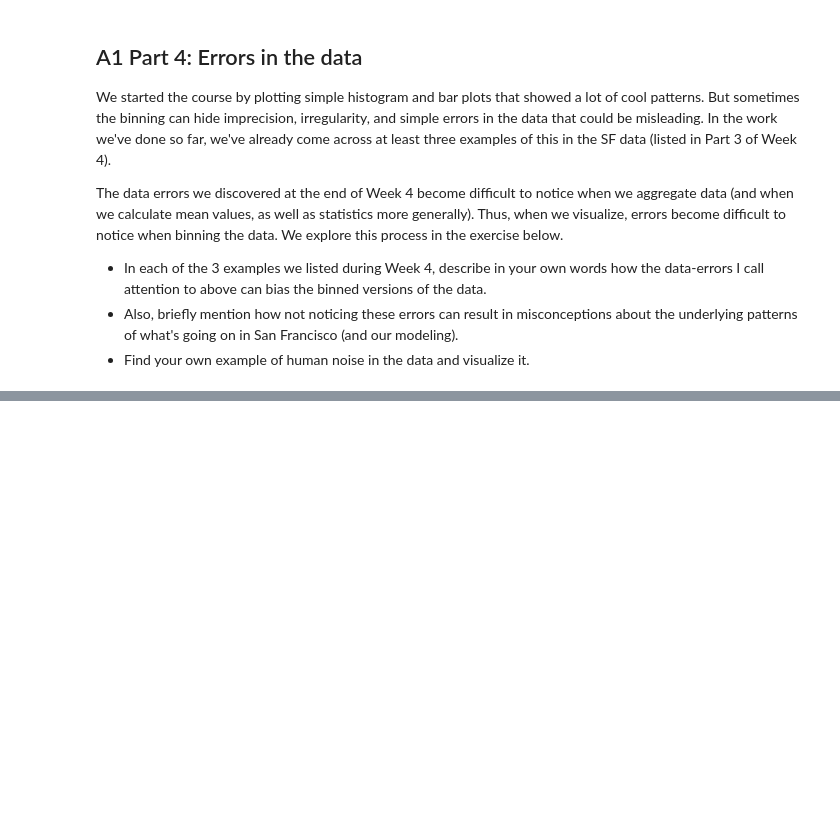
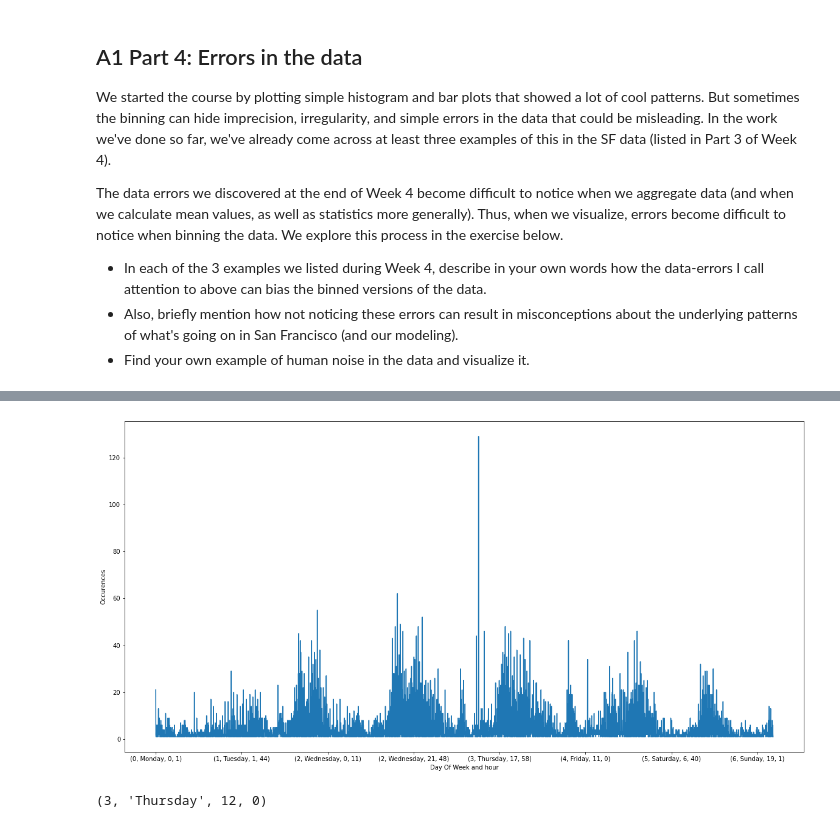
Before and after one commit to s185231/02806Assignments, a Jupyter notebook: Assignment1.ipynb, the cells around one changed output, grey strips where cells are left out. Cells and saved outputs as stored; diff of their text form; code cells hidden in the pictures; blank space fills up the shorter version.

```diff
--- a/Assignment1.ipynb
+++ b/Assignment1.ipynb
@@ -162,0 +150,15 @@ The data errors we discovered at the end of Week 4 become difficult to notice wh
+# %%
+prositutions = df[df.Category == "PROSTITUTION"]
+num_incidents = prositutions.groupby([prositutions.Timestamp.dt.day_of_week, prositutions.Timestamp.dt.day_name(), prositutions.Timestamp.dt.hour, prositutions.Timestamp.dt.minute]).size()
+
+max_label = num_incidents.idxmax()
+max_value = num_incidents.max()
+
+num_incidents.plot(kind="line", xlabel="Day Of Week and hour", ylabel="Occurences", figsize=(20,10))
+plt.show()
+# %% [output]
+[figure, added]
+# %%
+num_incidents.idxmax()
+# %% [output]
+(3, 'Thursday', 12, 0)
```
Also changed, not shown: parts of 9 cells of this notebook.
